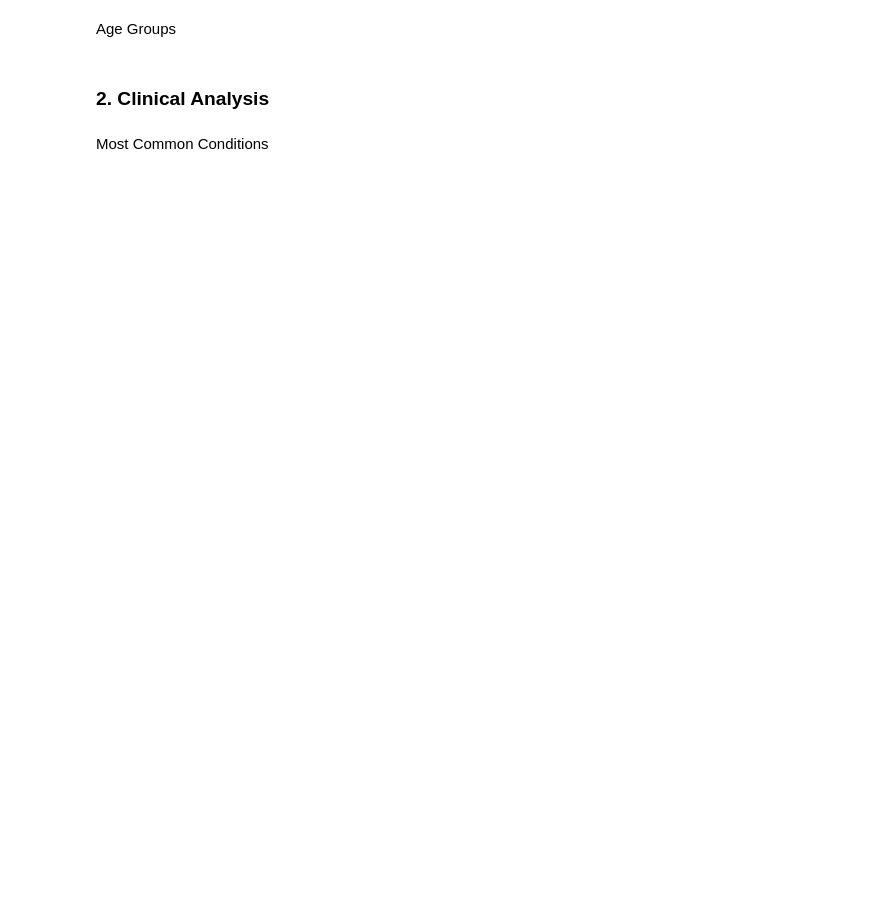
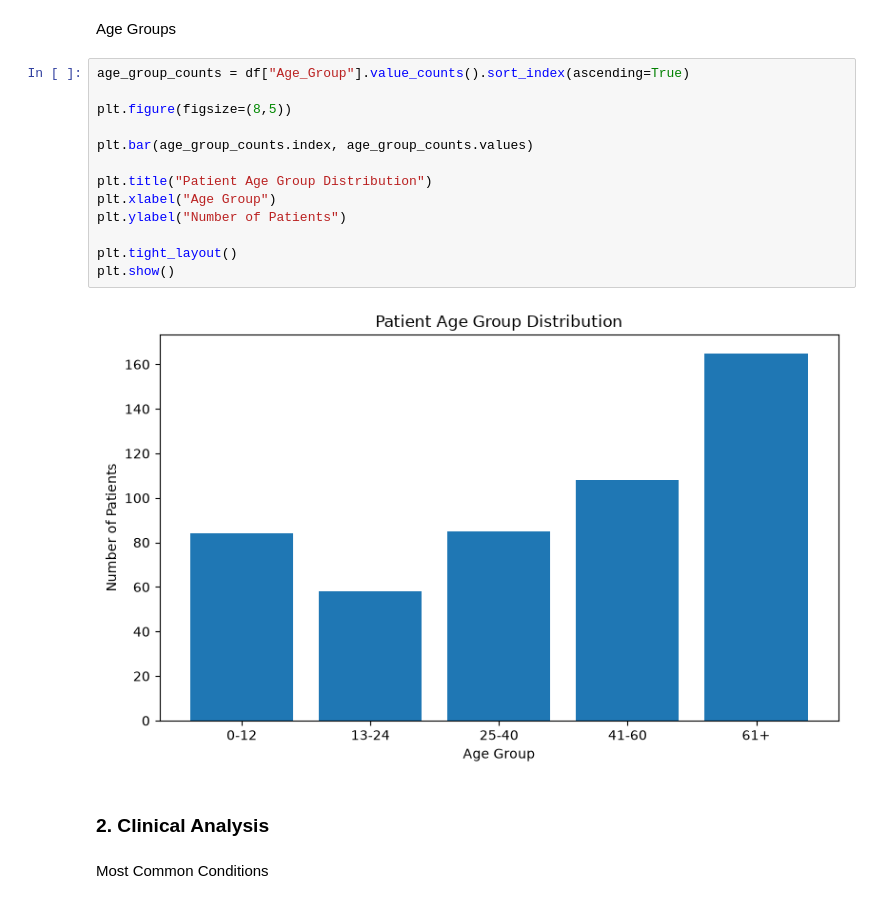
Before and after one commit to AhmedBits/healthcare-data-exploration-python, a Jupyter notebook: notebooks/healthcare_analysis.ipynb, the cells around one changed output. Drawn from its saved outputs; the diff is of its cells as text; blank space fills up the shorter version.

```diff
--- a/notebooks/healthcare_analysis.ipynb
+++ b/notebooks/healthcare_analysis.ipynb
@@ -176,5 +204,20 @@ Gender Distribution
 # %% [markdown]
 Age Groups
+# %%
+age_group_counts = df["Age_Group"].value_counts().sort_index(ascending=True)
+
+plt.figure(figsize=(8,5))
+
+plt.bar(age_group_counts.index, age_group_counts.values)
+
+plt.title("Patient Age Group Distribution")
+plt.xlabel("Age Group")
+plt.ylabel("Number of Patients")
+
+plt.tight_layout()
+plt.show()
+# %% [output]
+[figure, added]
 # %% [markdown]
 ### 2. Clinical Analysis
 # %% [markdown]
```
Also changed, not shown: parts of 12 cells of this notebook.
